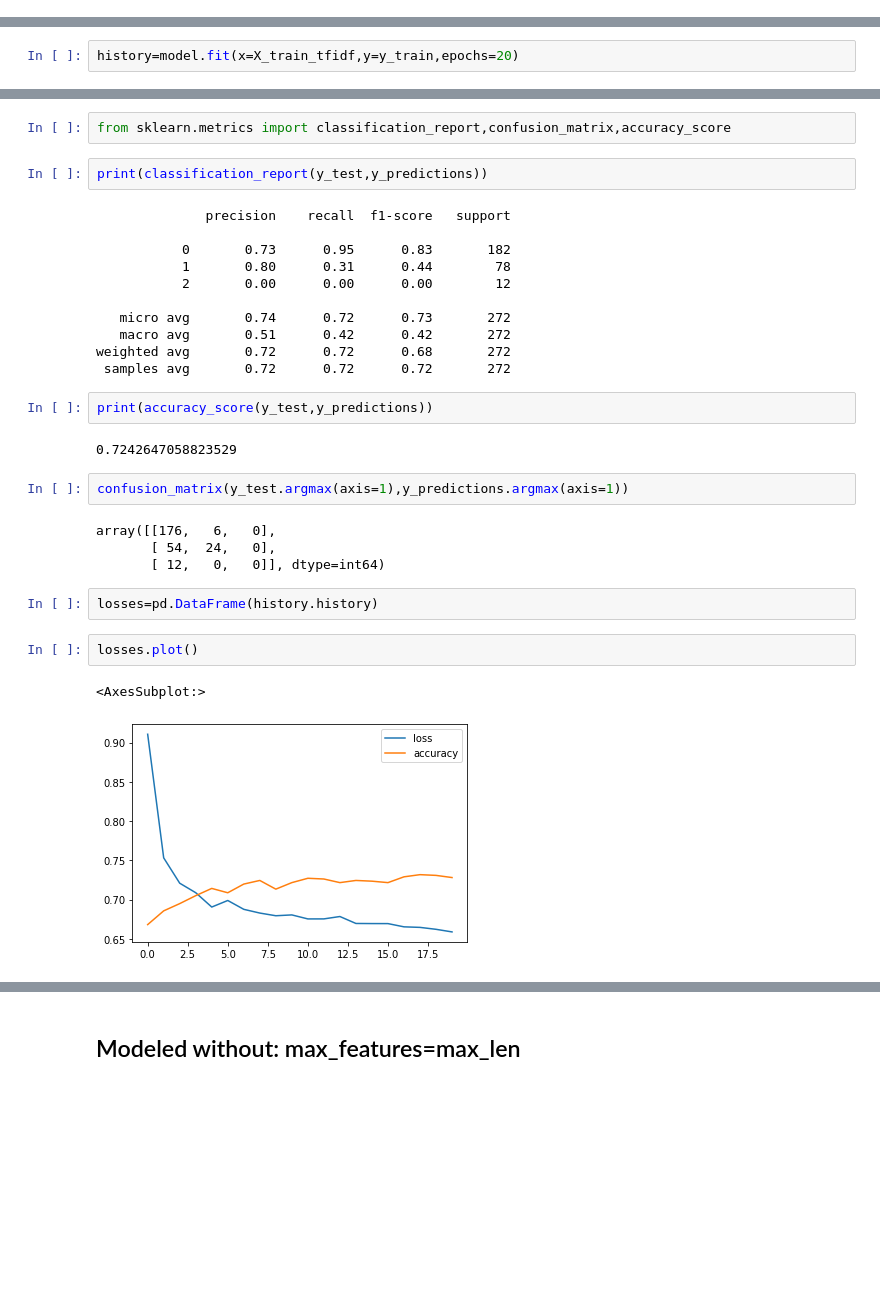
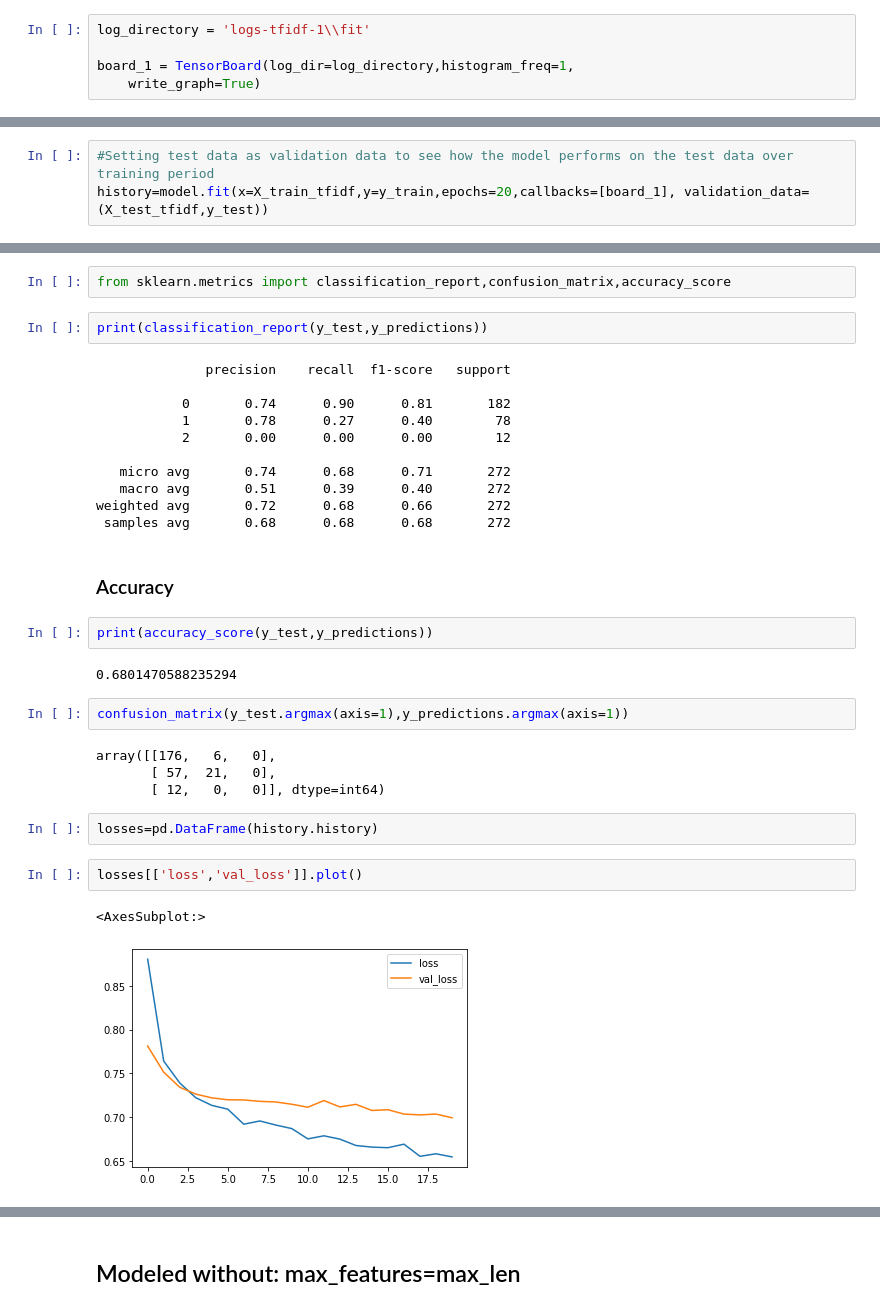
Before and after one commit to varun-pradhan-117/tweet-classification, a Jupyter notebook: tweet_notebook_tfidf.ipynb, the cells around one changed output, grey strips where cells are left out. Cells and saved outputs as stored; diff of their text form; blank space fills up the shorter version.

Commit message:
Updated with training logs

```diff
--- a/tweet_notebook_tfidf.ipynb
+++ b/tweet_notebook_tfidf.ipynb
@@ -214,0 +228,5 @@ y_train=to_categorical(y_train,3)
+# %%
+log_directory = 'logs-tfidf-1\\fit'
+
+board_1 = TensorBoard(log_dir=log_directory,histogram_freq=1,
+    write_graph=True)
@@ -224,5 +244,3 @@ model.add(Dropout(0.2))
 model.add(Dense(activation='relu',units=32))
 model.add(Dense(activation='softmax',units=3))
 model.compile(optimizer='rmsprop',loss='categorical_crossentropy',metrics=['accuracy'])
-# %%
-history=model.fit(x=X_train_tfidf,y=y_train,epochs=20)
@@ -246,0 +247,3 @@ Epoch 20/20
+# %%
+#Setting test data as validation data to see how the model performs on the test data over training period
+history=model.fit(x=X_train_tfidf,y=y_train,epochs=20,callbacks=[board_1], validation_data=(X_test_tfidf,y_test))
@@ -254,28 +276,30 @@ print(classification_report(y_test,y_predictions))
 # %% [output]
               precision    recall  f1-score   support
 
-           0       0.73      0.95      0.83       182
-           1       0.80      0.31      0.44        78
+           0       0.74      0.90      0.81       182
+           1       0.78      0.27      0.40        78
            2       0.00      0.00      0.00        12
 
-   micro avg       0.74      0.72      0.73       272
-   macro avg       0.51      0.42      0.42       272
-weighted avg       0.72      0.72      0.68       272
- samples avg       0.72      0.72      0.72       272
+   micro avg       0.74      0.68      0.71       272
+   macro avg       0.51      0.39      0.40       272
+weighted avg       0.72      0.68      0.66       272
+ samples avg       0.68      0.68      0.68       272
+# %% [markdown]
+### Accuracy
 # %%
 print(accuracy_score(y_test,y_predictions))
 # %% [output]
-0.7242647058823529
+0.6801470588235294
 # %%
 confusion_matrix(y_test.argmax(axis=1),y_predictions.argmax(axis=1))
 # %% [output]
 array([[176,   6,   0],
-       [ 54,  24,   0],
+       [ 57,  21,   0],
        [ 12,   0,   0]], dtype=int64)
 # %%
 losses=pd.DataFrame(history.history)
 # %%
-losses.plot()
+losses[['loss','val_loss']].plot()
 # %% [output]
 <AxesSubplot:>
-[figure, old version]
+[figure, new version]
```
Also changed, not shown: parts of 29 cells of this notebook, 8 other files.
